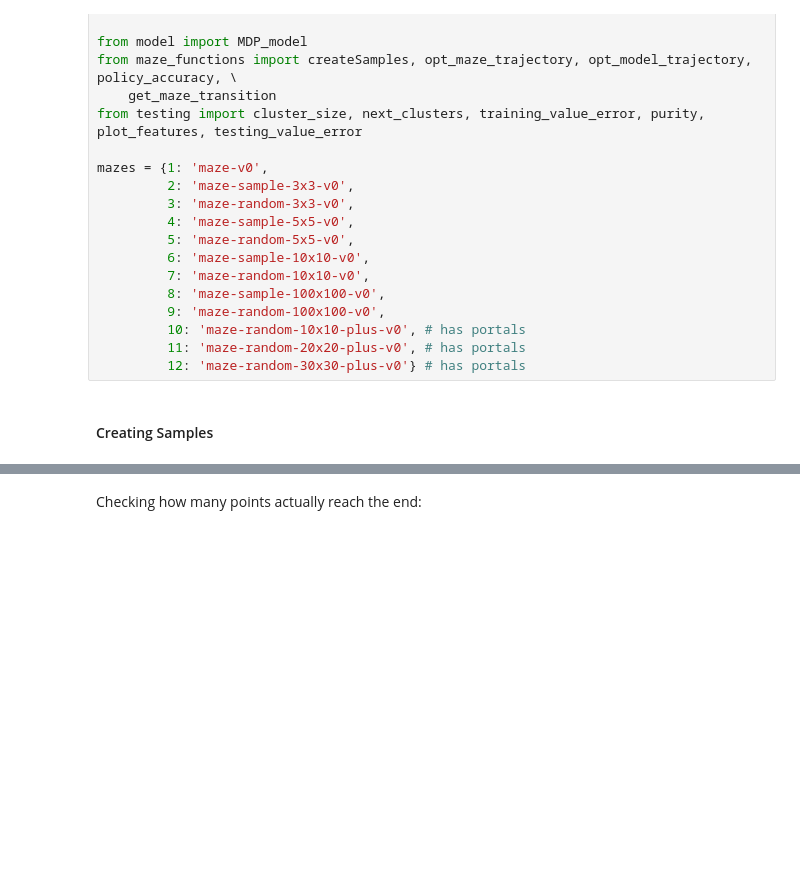
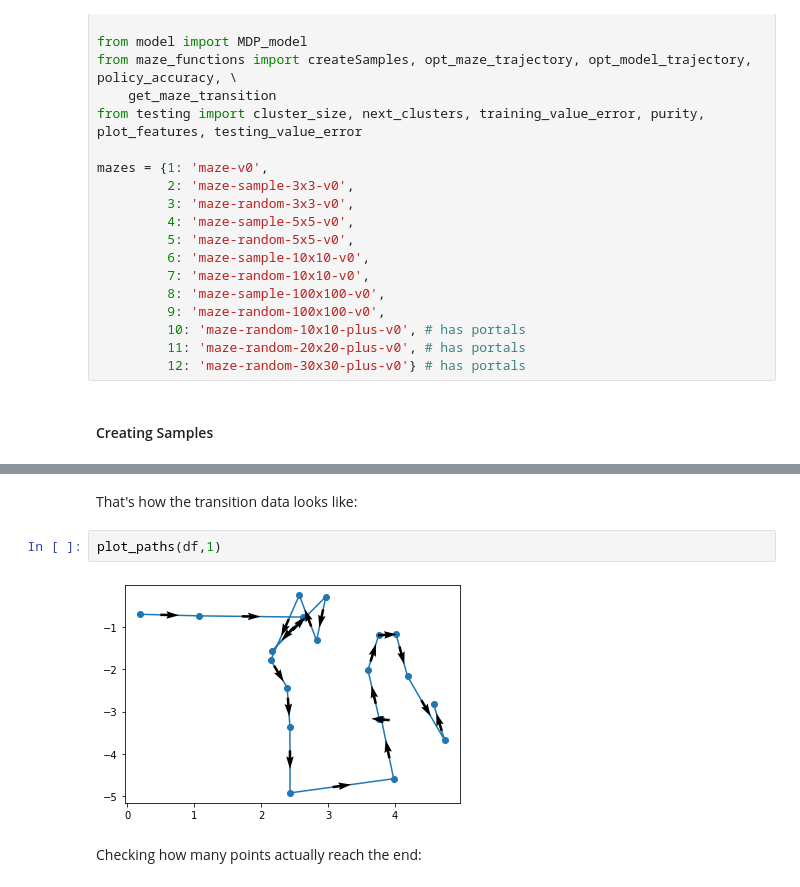
Before and after one commit to janicey27/ORC-MRL, a Jupyter notebook: Maze/Maze_Experience.ipynb, the cells around one changed output, grey strips where cells are left out. Cells and saved outputs as stored; diff of their text form; blank space fills up the shorter version.

```diff
--- a/Maze/Maze_Experience.ipynb
+++ b/Maze/Maze_Experience.ipynb
@@ -391,3 +386,9 @@ df
+# %% [markdown]
+That's how the transition data looks like:
+# %%
+plot_paths(df,1)
+# %% [output]
+[figure, added]
 # %% [markdown]
 Checking how many points actually reach the end:
 # %%
```
Also changed, not shown: parts of 16 cells of this notebook.
